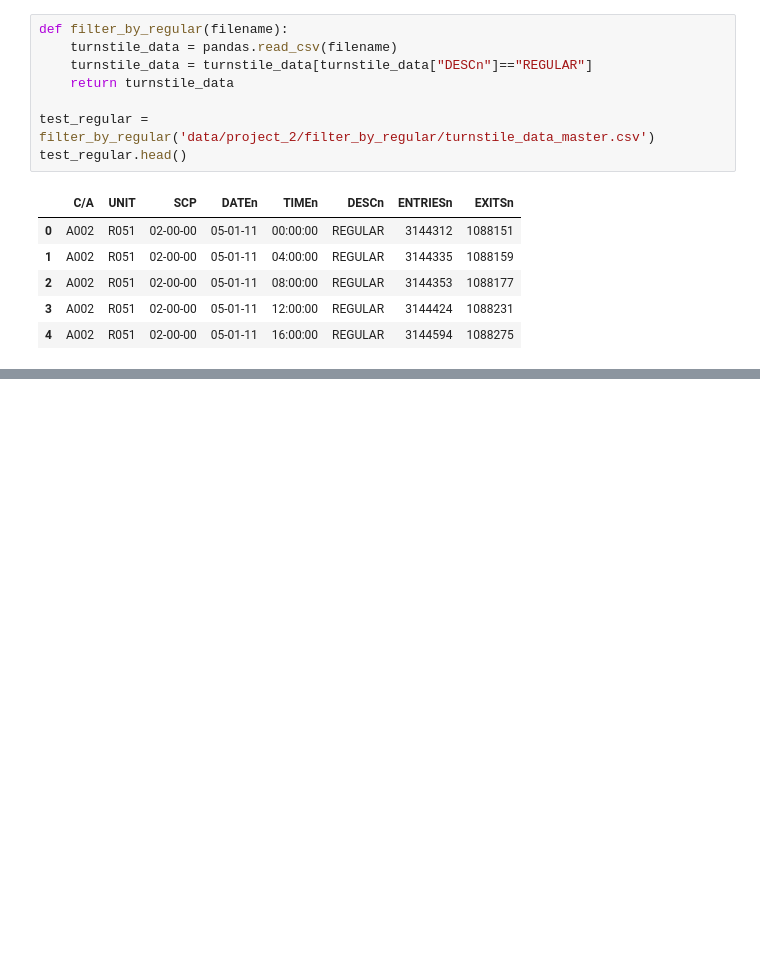
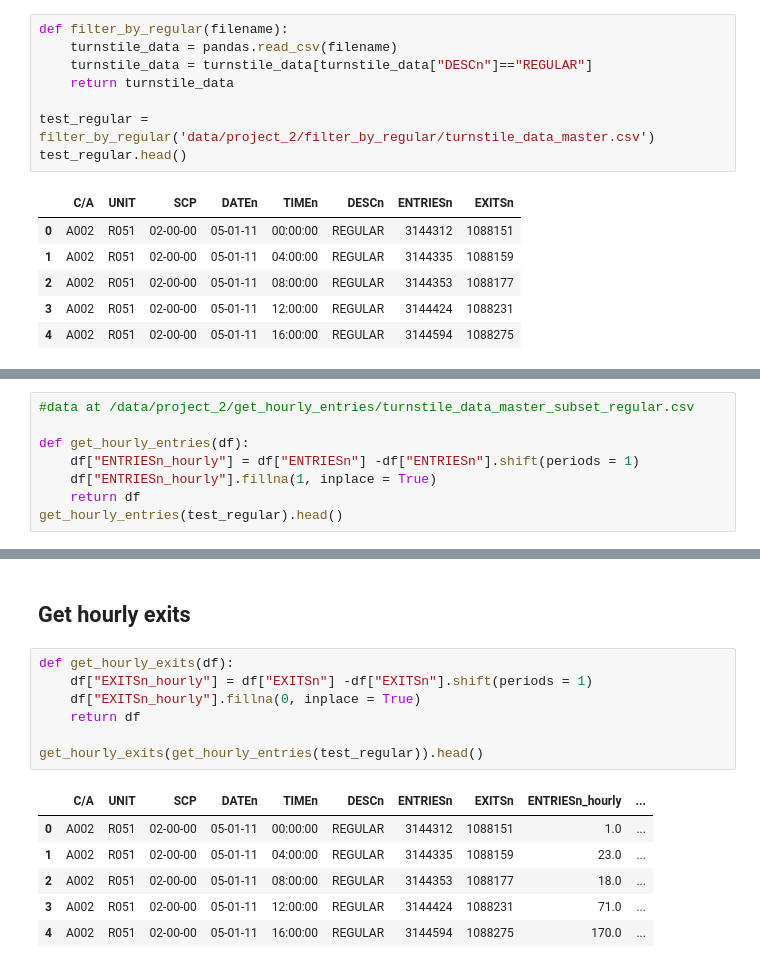
Before and after one commit to chr7stos/DS, a Jupyter notebook: subway_data_assgn2.ipynb, the cells around one changed output, grey strips where cells are left out. Cells and saved outputs as stored; diff of their text form; blank space fills up the shorter version.

```diff
--- a/subway_data_assgn2.ipynb
+++ b/subway_data_assgn2.ipynb
@@ -328,0 +362,8 @@ test_regular.head()
+# %%
+#data at /data/project_2/get_hourly_entries/turnstile_data_master_subset_regular.csv
+
+def get_hourly_entries(df):
+    df["ENTRIESn_hourly"] = df["ENTRIESn"] -df["ENTRIESn"].shift(periods = 1)
+    df["ENTRIESn_hourly"].fillna(1, inplace = True)
+    return df
+get_hourly_entries(test_regular).head()
@@ -328,0 +377,16 @@ test_regular.head()
+# %% [markdown]
+## Get hourly exits
+# %%
+def get_hourly_exits(df):
+    df["EXITSn_hourly"] = df["EXITSn"] -df["EXITSn"].shift(periods = 1)
+    df["EXITSn_hourly"].fillna(0, inplace = True)
+    return df
+
+get_hourly_exits(get_hourly_entries(test_regular)).head()
+# %% [output]
+|  | C/A | UNIT | SCP | DATEn | TIMEn | DESCn | ENTRIESn | EXITSn | ENTRIESn_hourly | ... |
+| 0 | A002 | R051 | 02-00-00 | 05-01-11 | 00:00:00 | REGULAR | 3144312 | 1088151 | 1.0 | ... |
+| 1 | A002 | R051 | 02-00-00 | 05-01-11 | 04:00:00 | REGULAR | 3144335 | 1088159 | 23.0 | ... |
+| 2 | A002 | R051 | 02-00-00 | 05-01-11 | 08:00:00 | REGULAR | 3144353 | 1088177 | 18.0 | ... |
+| 3 | A002 | R051 | 02-00-00 | 05-01-11 | 12:00:00 | REGULAR | 3144424 | 1088231 | 71.0 | ... |
+| 4 | A002 | R051 | 02-00-00 | 05-01-11 | 16:00:00 | REGULAR | 3144594 | 1088275 | 170.0 | ... |
```
Also changed, not shown: parts of 6 cells of this notebook.
